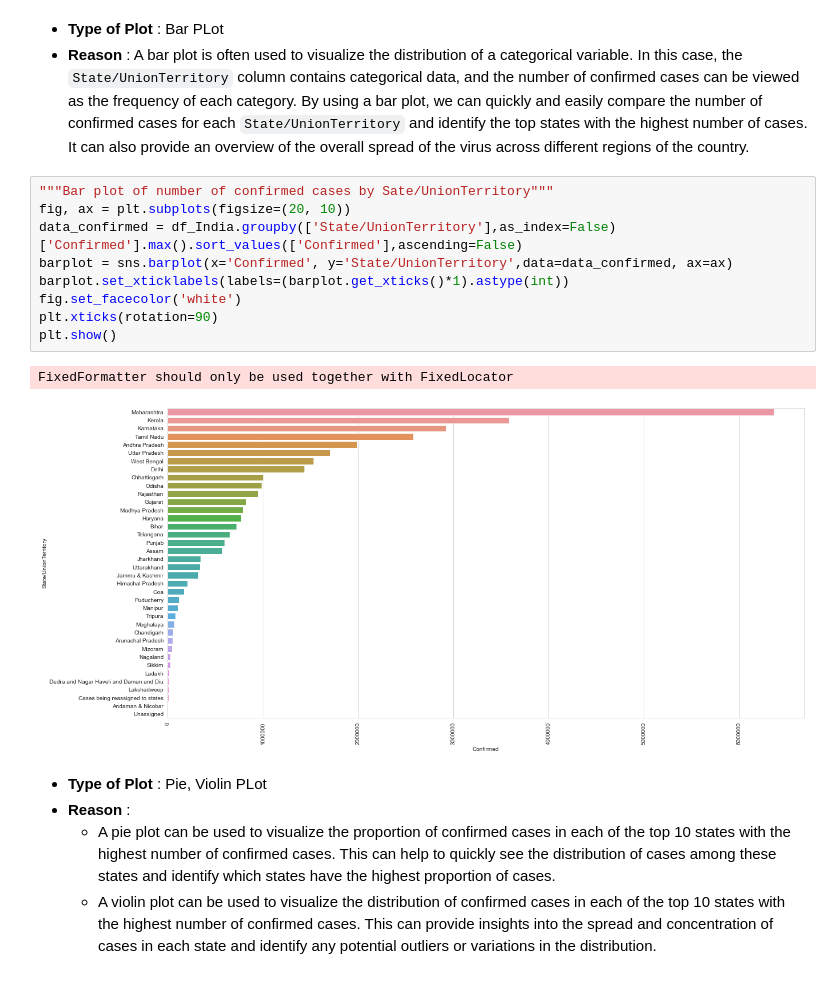
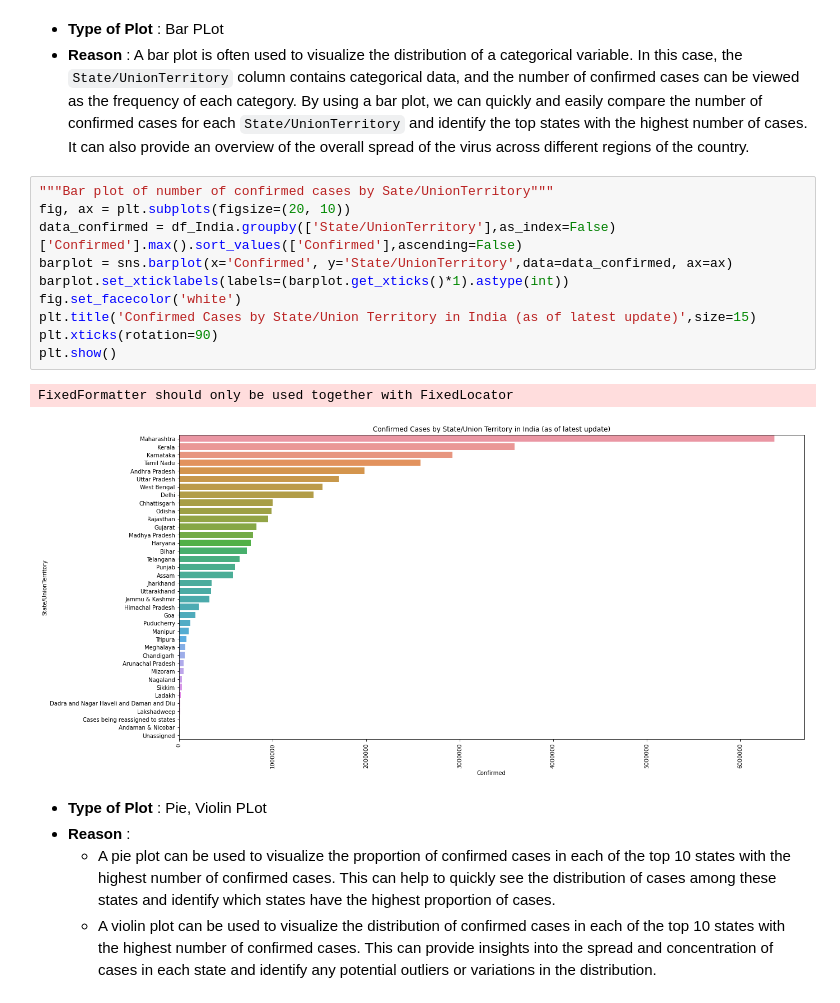
Before and after one commit to SmilinOwls/COVID-19-in-India, a Jupyter notebook: source_codes/covid-19-india.ipynb, the cells around one changed output. Cells and saved outputs as stored; diff of their text form.

```diff
--- a/source_codes/covid-19-india.ipynb
+++ b/source_codes/covid-19-india.ipynb
@@ -535,15 +548,16 @@ FixedFormatter should only be used together with FixedLocator
 # %%
 """Bar plot of number of confirmed cases by Sate/UnionTerritory"""
 fig, ax = plt.subplots(figsize=(20, 10))
 data_confirmed = df_India.groupby(['State/UnionTerritory'],as_index=False)['Confirmed'].max().sort_values(['Confirmed'],ascending=False)
 barplot = sns.barplot(x='Confirmed', y='State/UnionTerritory',data=data_confirmed, ax=ax)
 barplot.set_xticklabels(labels=(barplot.get_xticks()*1).astype(int))
 fig.set_facecolor('white')
+plt.title('Confirmed Cases by State/Union Territory in India (as of latest update)',size=15)
 plt.xticks(rotation=90)
 plt.show()
 # %% [output]
 FixedFormatter should only be used together with FixedLocator
-[figure, old version]
+[figure, new version]
 # %% [markdown]
 - <b> Type of Plot </b>: Pie, Violin PLot
 -  <b> Reason </b>:
```
Also changed, not shown: parts of 43 cells of this notebook, 1 other file.
